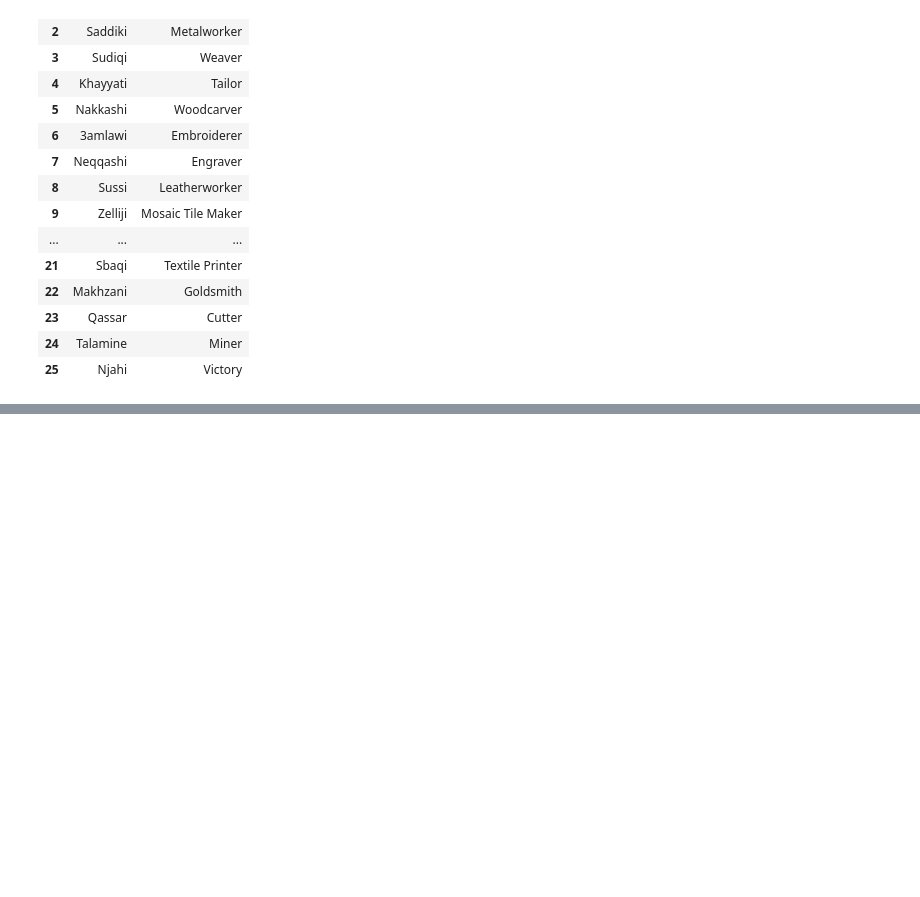
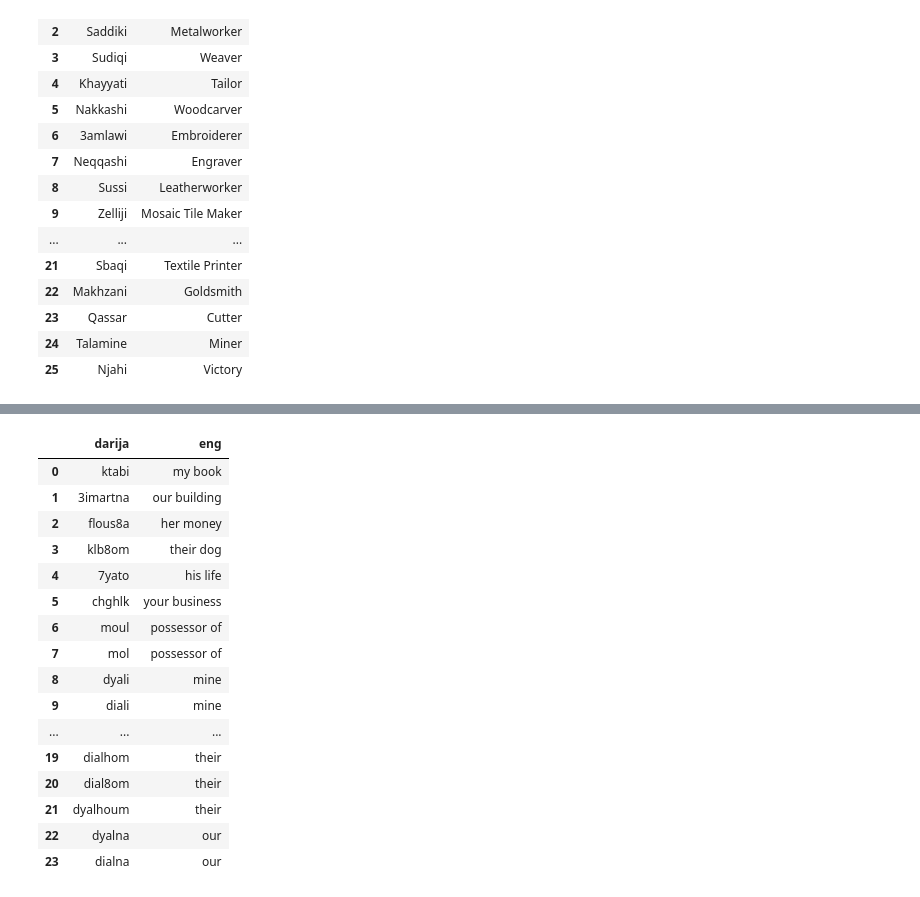
Before and after one commit to Saber-shm/darija, a Jupyter notebook: Untitled.ipynb, the cells around one changed output, grey strips where cells are left out. Saved outputs shown, nothing was run; the diff lists cells and outputs as text; code cells hidden in the pictures; blank space fills up the shorter version.

```diff
--- a/Untitled.ipynb
+++ b/Untitled.ipynb
@@ -535,0 +594,22 @@ artizana_df
+# %%
+possessives_df = pd.read_csv("darija_to_english_data/possessives.csv")
+possessives_df = convert_data(possessives_df)
+possessives_df
+# %% [output]
+|  | darija | eng |
+| 0 | ktabi | my book |
+| 1 | 3imartna | our building |
+| 2 | flous8a | her money |
+| 3 | klb8om | their dog |
+| 4 | 7yato | his life |
+| 5 | chghlk | your business |
+| 6 | moul | possessor of |
+| 7 | mol | possessor of |
+| 8 | dyali | mine |
+| 9 | diali | mine |
+| ... | ... | ... |
+| 19 | dialhom | their |
+| 20 | dial8om | their |
+| 21 | dyalhoum | their |
+| 22 | dyalna | our |
+| 23 | dialna | our |
```
Also changed, not shown: parts of 23 cells of this notebook, 4 other files.
